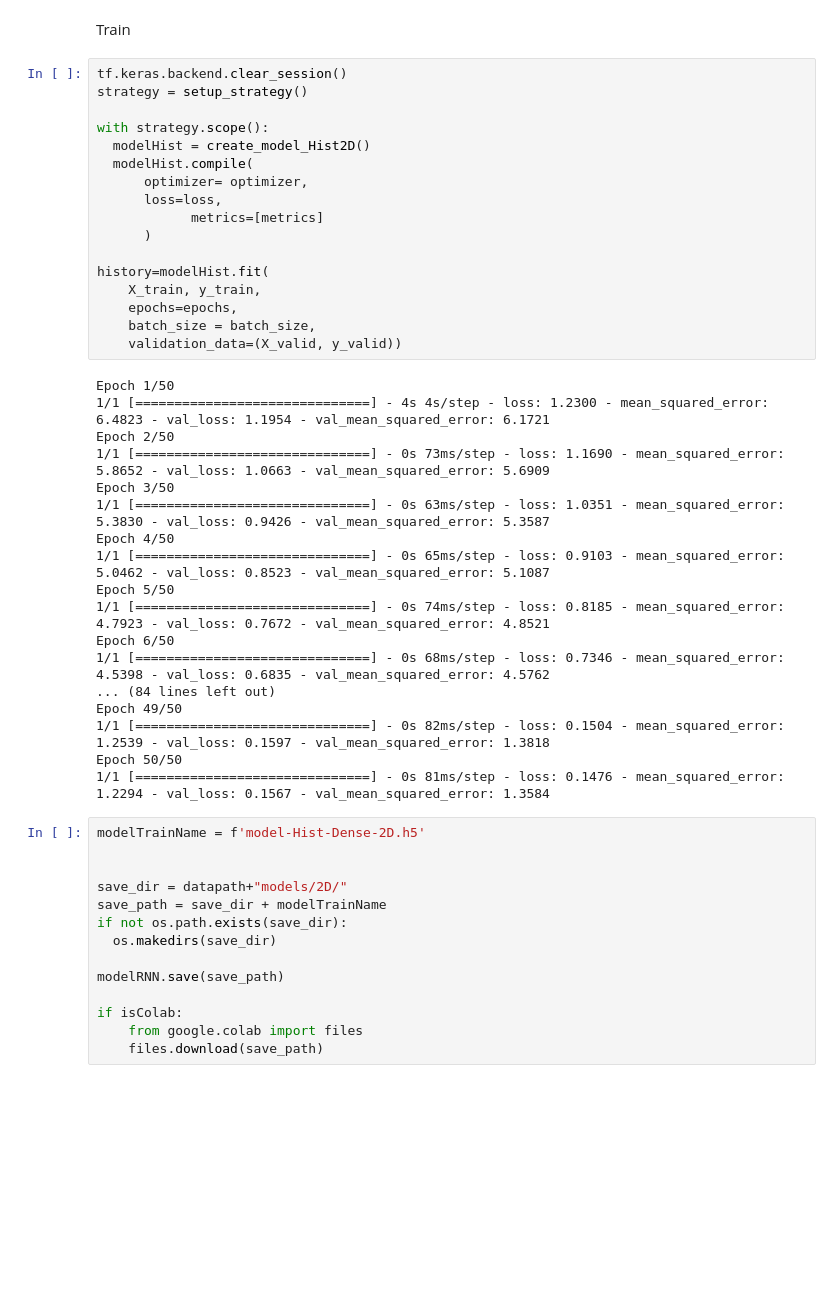
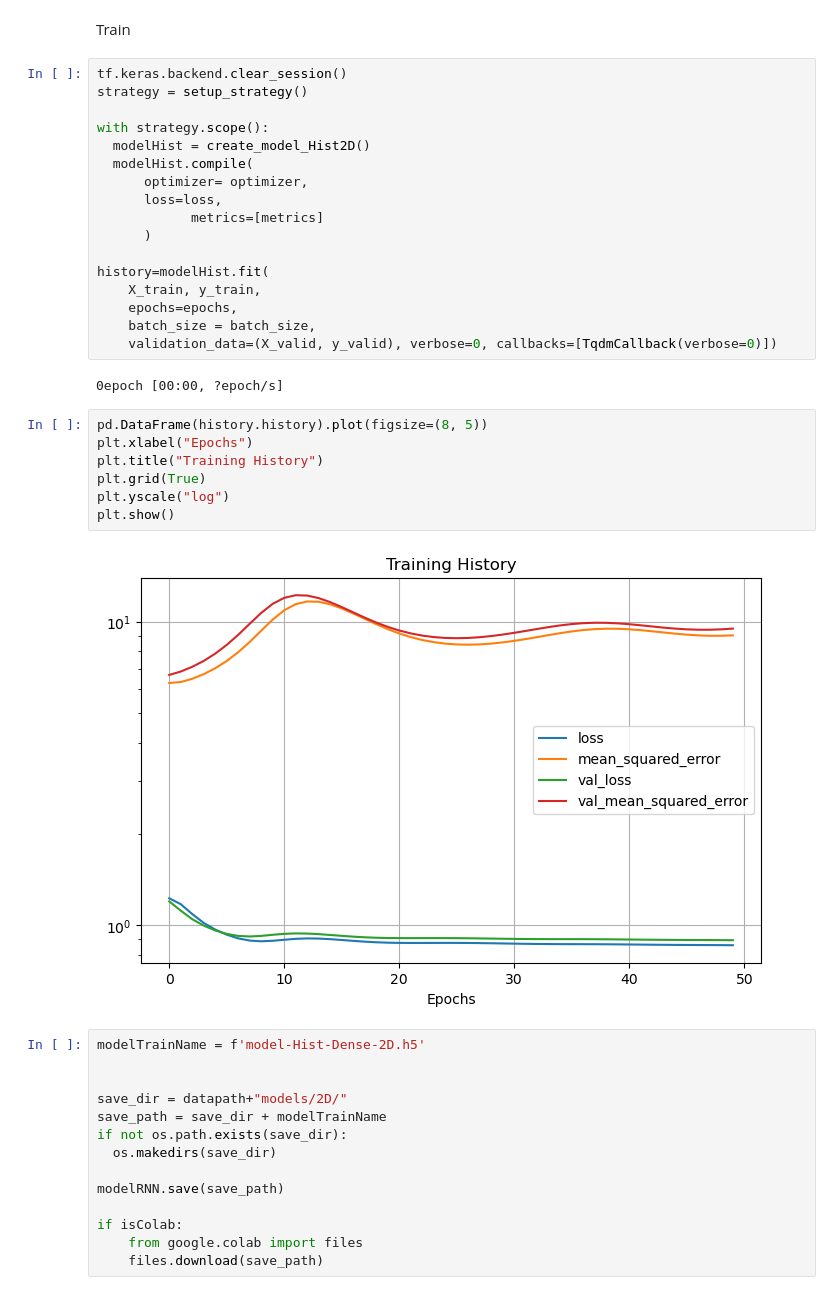
Before and after one commit to CarlosSMWolff/ParamEst-NN, a Jupyter notebook: 2-Training.ipynb, the cells around one changed output. Cells and saved outputs as stored; diff of their text form; blank space fills up the shorter version.

```diff
--- a/2-Training.ipynb
+++ b/2-Training.ipynb
@@ -807,25 +765,18 @@ history=modelHist.fit(
     X_train, y_train,
     epochs=epochs,
     batch_size = batch_size,
-    validation_data=(X_valid, y_valid))
+    validation_data=(X_valid, y_valid), verbose=0, callbacks=[TqdmCallback(verbose=0)])
 # %% [output]
-Epoch 1/50
-1/1 [==============================] - 4s 4s/step - loss: 1.2300 - mean_squared_error: 6.4823 - val_loss: 1.1954 - val_mean_squared_error: 6.1721
-Epoch 2/50
-1/1 [==============================] - 0s 73ms/step - loss: 1.1690 - mean_squared_error: 5.8652 - val_loss: 1.0663 - val_mean_squared_error: 5.6909
-Epoch 3/50
-1/1 [==============================] - 0s 63ms/step - loss: 1.0351 - mean_squared_error: 5.3830 - val_loss: 0.9426 - val_mean_squared_error: 5.3587
-Epoch 4/50
-1/1 [==============================] - 0s 65ms/step - loss: 0.9103 - mean_squared_error: 5.0462 - val_loss: 0.8523 - val_mean_squared_error: 5.1087
-Epoch 5/50
-1/1 [==============================] - 0s 74ms/step - loss: 0.8185 - mean_squared_error: 4.7923 - val_loss: 0.7672 - val_mean_squared_error: 4.8521
-Epoch 6/50
-1/1 [==============================] - 0s 68ms/step - loss: 0.7346 - mean_squared_error: 4.5398 - val_loss: 0.6835 - val_mean_squared_error: 4.5762
-... (84 lines left out)
-Epoch 49/50
-1/1 [==============================] - 0s 82ms/step - loss: 0.1504 - mean_squared_error: 1.2539 - val_loss: 0.1597 - val_mean_squared_error: 1.3818
-Epoch 50/50
-1/1 [==============================] - 0s 81ms/step - loss: 0.1476 - mean_squared_error: 1.2294 - val_loss: 0.1567 - val_mean_squared_error: 1.3584
+0epoch [00:00, ?epoch/s]
+# %%
+pd.DataFrame(history.history).plot(figsize=(8, 5))
+plt.xlabel("Epochs")
+plt.title("Training History")
+plt.grid(True)
+plt.yscale("log")
+plt.show()
+# %% [output]
+[figure, added]
 # %%
 modelTrainName = f'model-Hist-Dense-2D.h5'
 
```
Also changed, not shown: parts of 12 cells of this notebook, 1 other file.
